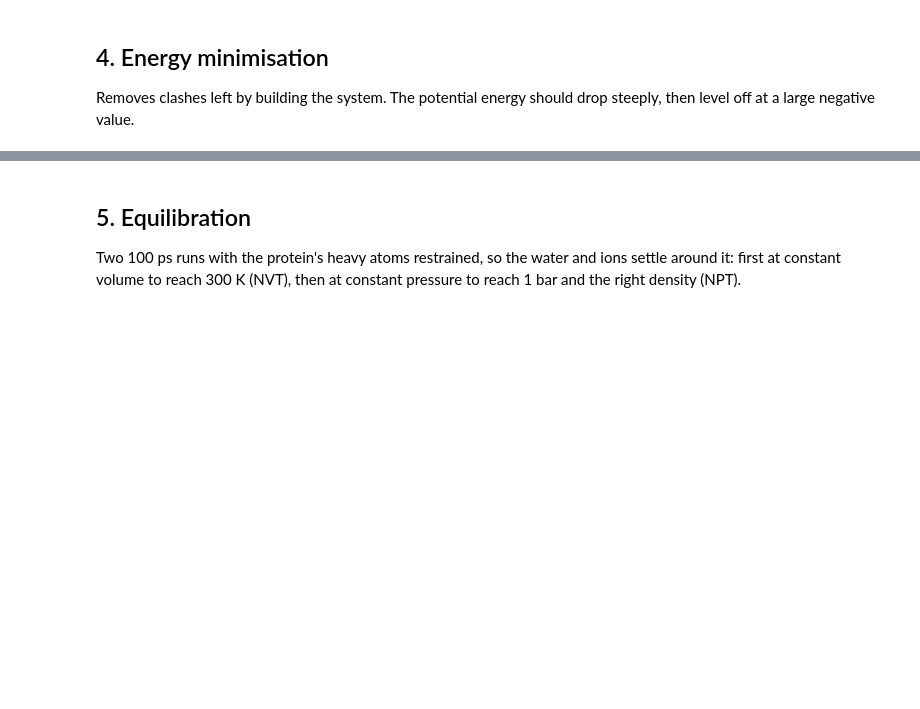
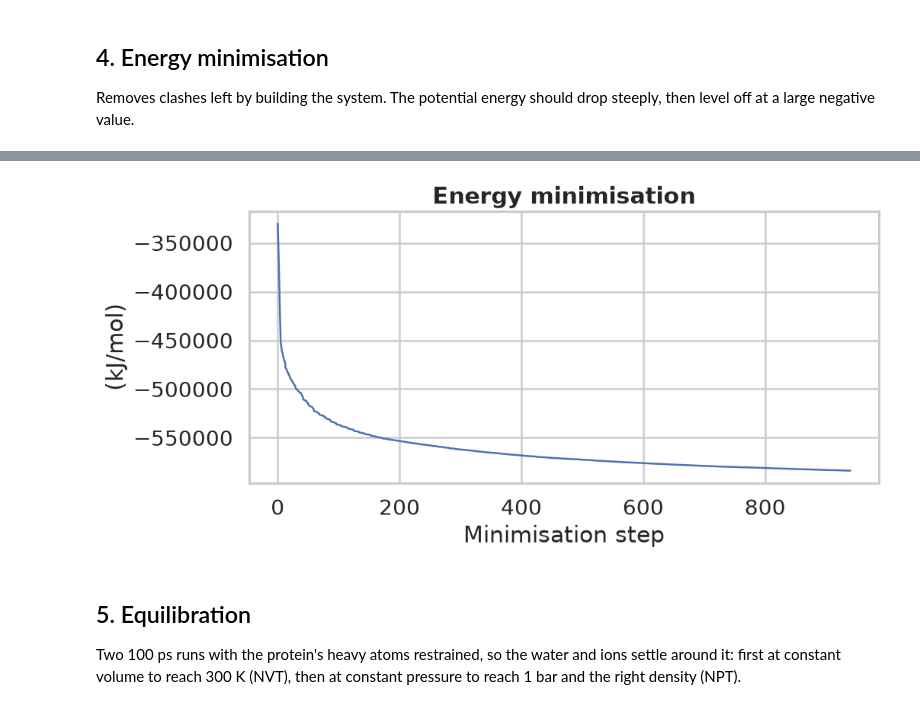
Before and after one commit to yboulaamane/comp_chem_colab, a Jupyter notebook: MD-simulation-Gromacs.ipynb, the cells around one changed output, grey strips where cells are left out. Saved outputs shown, nothing was run; the diff lists cells and outputs as text; code cells hidden in the pictures; blank space fills up the shorter version.

```diff
--- a/MD-simulation-Gromacs.ipynb
+++ b/MD-simulation-Gromacs.ipynb
@@ -68,7 +74,7 @@ def molecules(top="topol.top"):
     print(text[text.index("[ molecules ]"):].strip())
 
 
-def plot_xvg(path, title=None):
+def plot_xvg(path, title=None, xlabel=None):
     """Plot every data column of a GROMACS .xvg file against the first."""
     labels, legends = {}, []
     for line in open(path):
@@ -81,9 +87,9 @@ def plot_xvg(path, title=None):
     for i in range(1, data.shape[1]):
         ax.plot(data[:, 0], data[:, i], linewidth=1.5,
                 label=legends[i - 1] if i - 1 < len(legends) else None)
-    ax.set(xlabel=labels.get("x", ""), ylabel=labels.get("y", ""), title=title or path)
-    if legends:
-        ax.legend(frameon=True)
+    ax.set(xlabel=xlabel or labels.get("x", ""), ylabel=labels.get("y", ""), title=title or path)
+    if len(legends) > 1:  # a single series is named by the title
+        ax.legend(frameon=True, loc="upper left", bbox_to_anchor=(1.01, 1))
     plt.tight_layout()
     plt.show()
 # %% [markdown]
@@ -149,6 +178,9 @@ gmx("mdrun -deffnm em")
 # %%
 gmx("energy -f em.edr -o potential.xvg", answers="Potential\n")
-plot_xvg("potential.xvg", "Energy minimisation")
+# For a minimisation GROMACS writes the step number in the time column
+plot_xvg("potential.xvg", "Energy minimisation", xlabel="Minimisation step")
+# %% [output]
+[figure, added]
 # %% [markdown]
 ## 5. Equilibration
 
```
Also changed, not shown: parts of 21 cells of this notebook, 1 other file.
